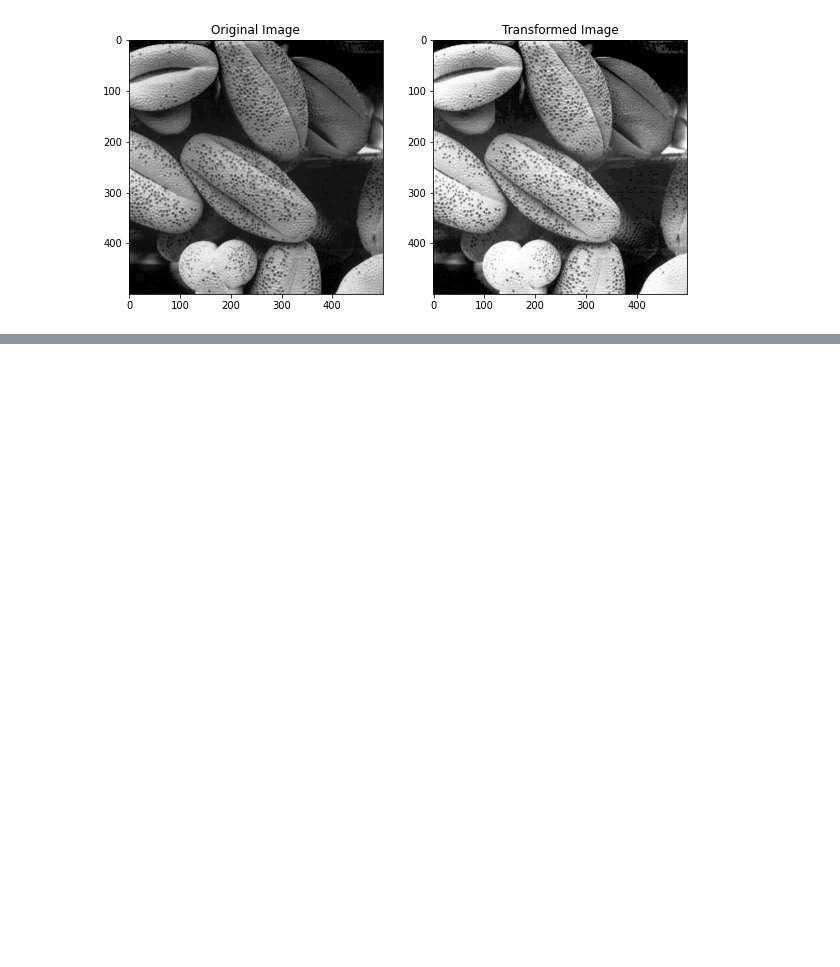
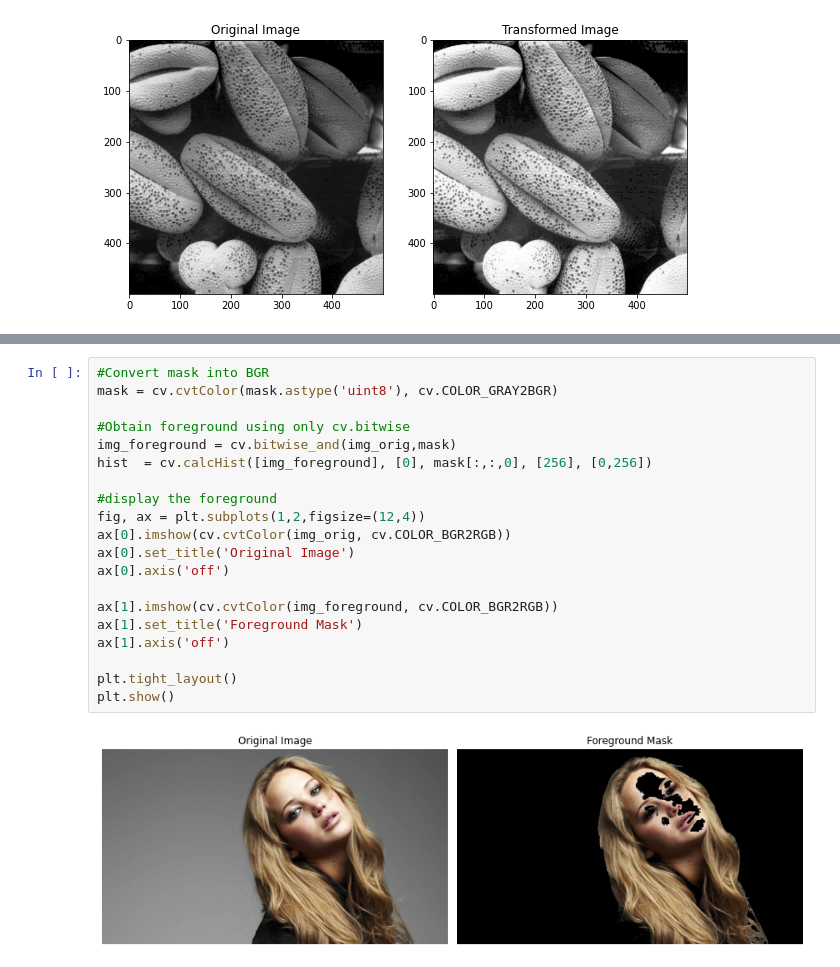
Before and after one commit to shemalperera/IPMVA01, a Jupyter notebook: Code.ipynb, the cells around one changed output, grey strips where cells are left out. Saved outputs shown, nothing was run; the diff lists cells and outputs as text; blank space fills up the shorter version.

```diff
--- a/Code.ipynb
+++ b/Code.ipynb
@@ -276,0 +318,22 @@ img_v = img_hsv_planes[2]
+# %%
+#Convert mask into BGR
+mask = cv.cvtColor(mask.astype('uint8'), cv.COLOR_GRAY2BGR)
+
+#Obtain foreground using only cv.bitwise
+img_foreground = cv.bitwise_and(img_orig,mask)
+hist  = cv.calcHist([img_foreground], [0], mask[:,:,0], [256], [0,256])
+
+#display the foreground
+fig, ax = plt.subplots(1,2,figsize=(12,4))
+ax[0].imshow(cv.cvtColor(img_orig, cv.COLOR_BGR2RGB))
+ax[0].set_title('Original Image')
+ax[0].axis('off')
+
+ax[1].imshow(cv.cvtColor(img_foreground, cv.COLOR_BGR2RGB))
+ax[1].set_title('Foreground Mask')
+ax[1].axis('off')
+
+plt.tight_layout()
+plt.show()
+# %% [output]
+[figure, added]
```
Also changed, not shown: parts of 6 cells of this notebook.
